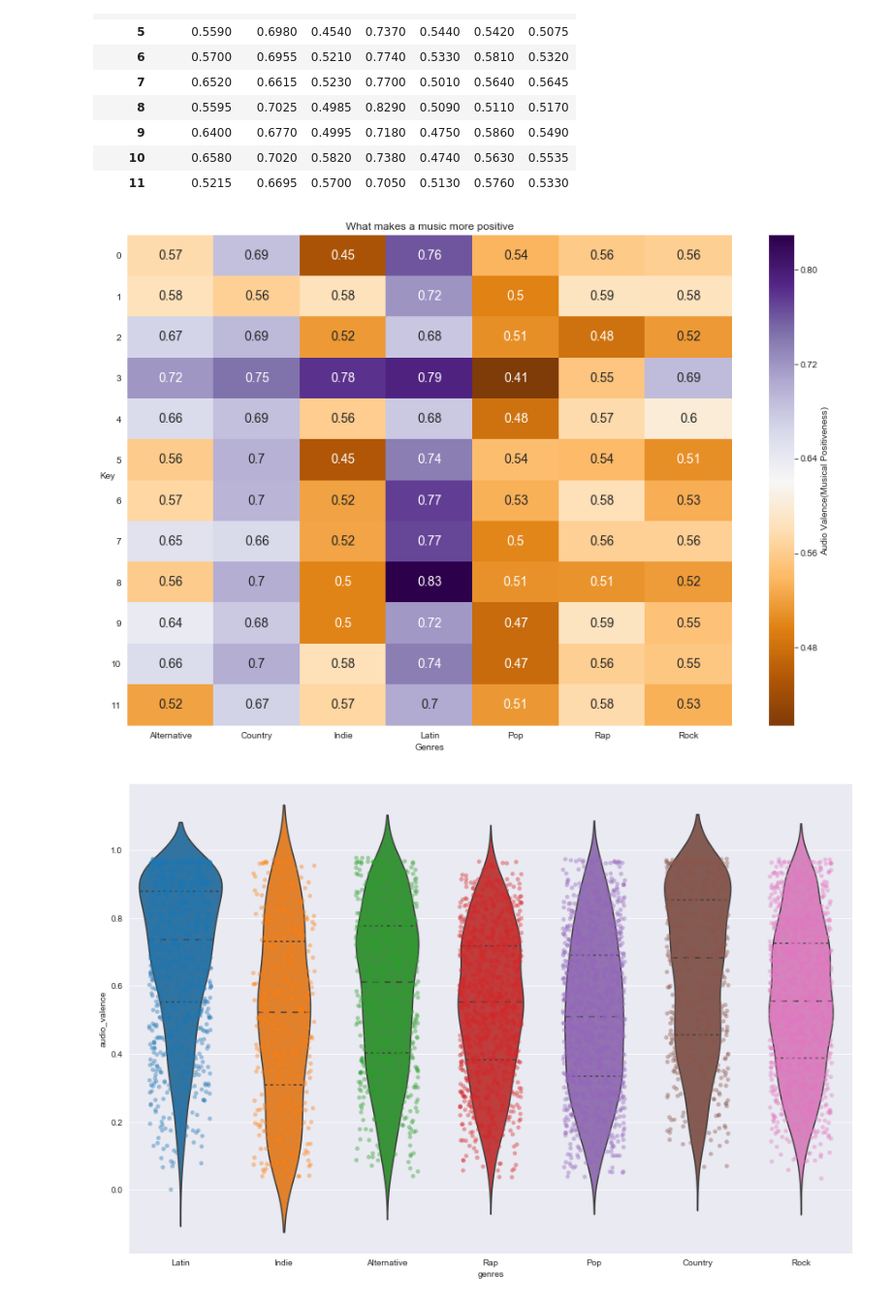
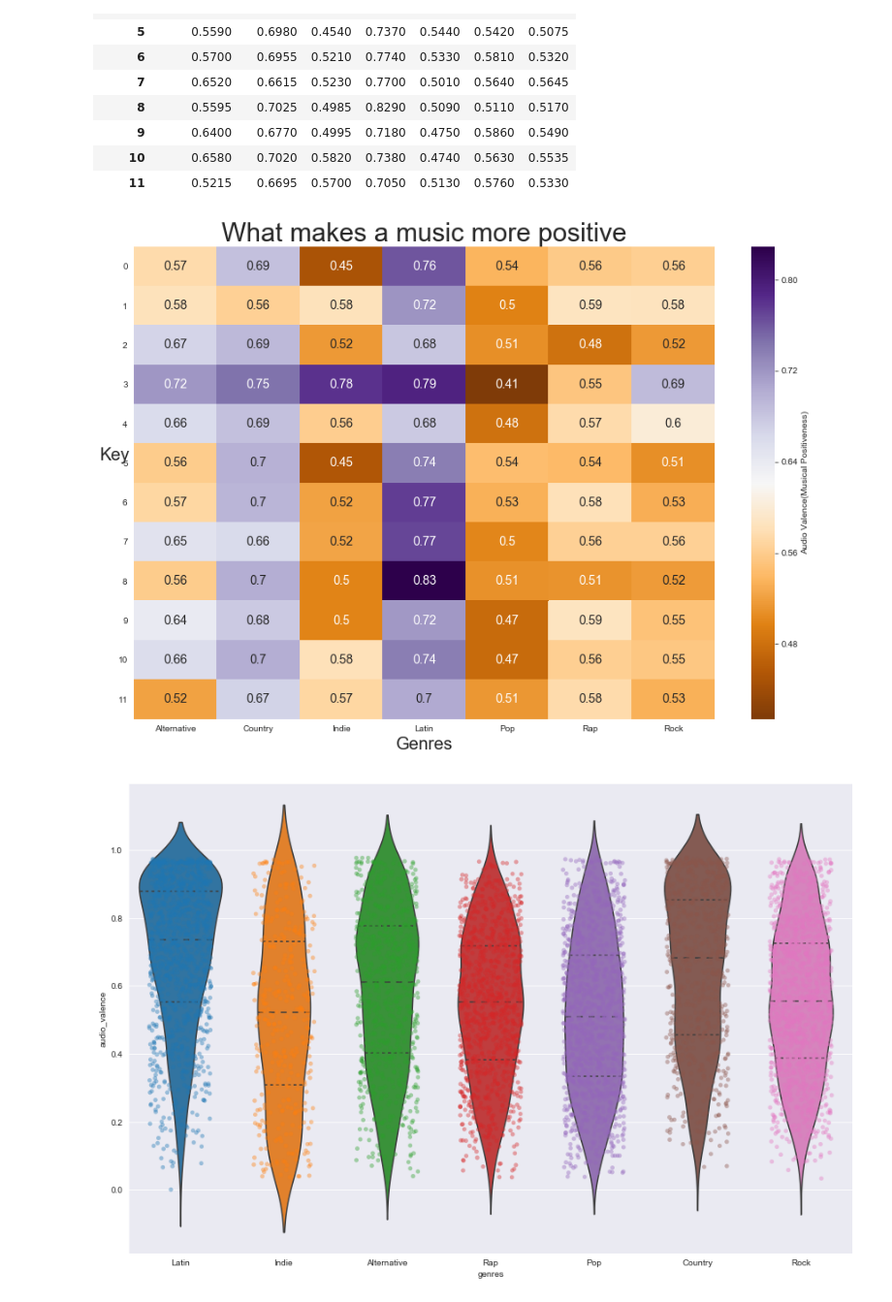
Before and after one commit to GolAbrishami/anlt232hw2, a Jupyter notebook: temp.ipynb, the cells around one changed output. Shown at 97% size. Cells and saved outputs as stored; diff of their text form; code cells hidden in the pictures.

```diff
--- a/temp.ipynb
+++ b/temp.ipynb
@@ -383,18 +383,18 @@ songdata_valence
 # %%
 sns.set_context({"figure.figsize": (15, 10)})
 ax = sns.heatmap(songdata_valence, cmap= 'PuOr',annot= True, fmt='0.2', annot_kws={'fontsize':14},
                  cbar_kws={'label': 'Audio Valence(Musical Positiveness)'})
 plt.title('')
 plt.yticks(rotation = 0)
 
-plt.title('What makes a music more positive')
-plt.ylabel('Key').set_rotation(0)
-plt.xlabel('Genres').set_rotation(0)
+plt.title('What makes a music more positive',fontsize=30)
+plt.ylabel('Key\n',fontsize=20).set_rotation(0)
+plt.xlabel('Genres',fontsize=20).set_rotation(0)
 
 
 plt.show()
 # %% [output]
-[figure, old version]
+[figure, new version]
 # %%
 
 sns.set_style('darkgrid')
```
